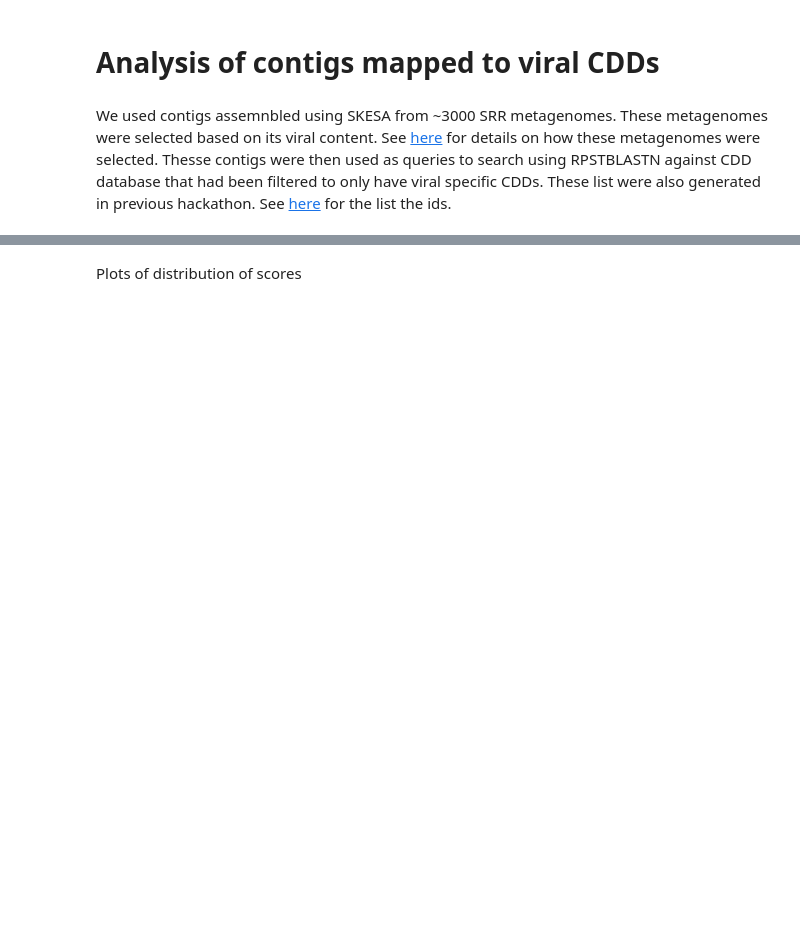
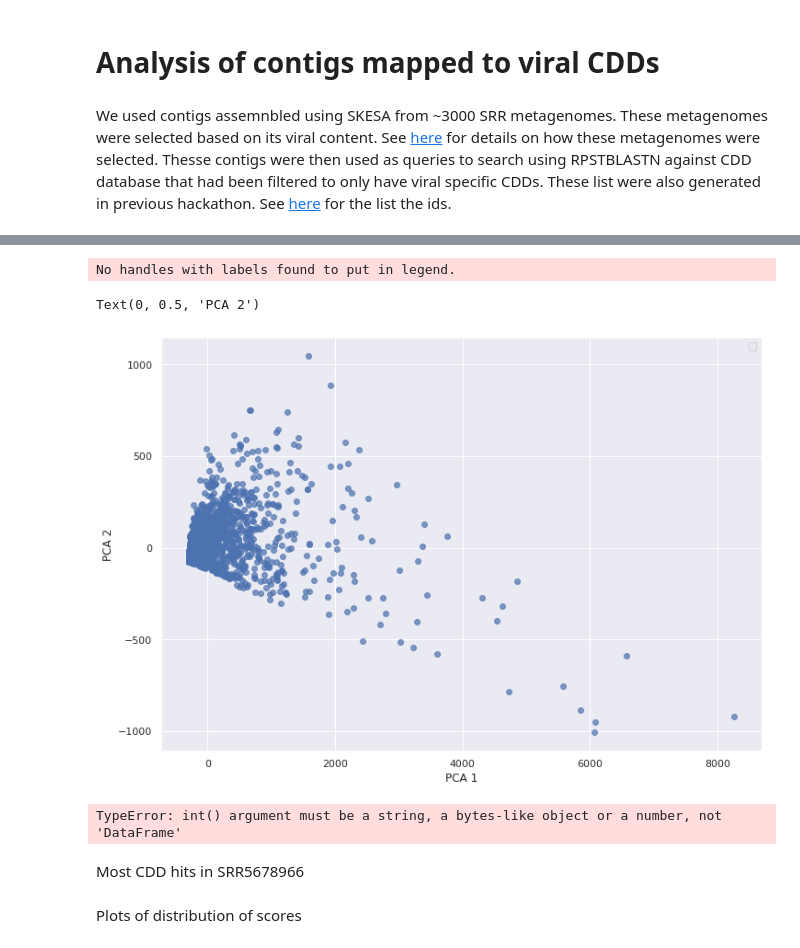
Before and after one commit to NCBI-Codeathons/Domain_HMM_Boundaries, a Jupyter notebook: post_analysis/jupyter_notebook/CDD_analysis.ipynb, the cells around one changed output, grey strips where cells are left out. Saved outputs shown, nothing was run; the diff lists cells and outputs as text; code cells hidden in the pictures; blank space fills up the shorter version.

```diff
--- a/post_analysis/jupyter_notebook/CDD_analysis.ipynb
+++ b/post_analysis/jupyter_notebook/CDD_analysis.ipynb
@@ -52,0 +150,19 @@ df.groupby('contig_id').agg(['count'])
+# %%
+srr_cdd_pivot_table[srr_cdd_pivot_table.sum(axis = 1) > 1]
+filtered_srr_cds = srr_cdd_pivot_table[srr_cdd_pivot_table.sum(axis = 1) > 1]
+# %%
+# Perform the PCA again retaining only the top 2 components
+sklearn_pca = sklearn.decomposition.PCA(n_components=2)
+
+
+sklearn_pca.fit(filtered_srr_cds)
+
+# # Project the data into this 2D space and convert it back to a tidy dataframe
+df_2D = pd.DataFrame(sklearn_pca.transform(filtered_srr_cds),
+                      columns=['PCA1', 'PCA2'])
+
+# # Create a column for species name
+df_2D['SRR'] = filtered_srr_cds.index
+
+# # Look at the result
+df_2D.head()
@@ -52,0 +176,17 @@ df.groupby('contig_id').agg(['count'])
+# %%
+
+
+# Tidy up plot
+plt.plot(df_2D.PCA1, df_2D.PCA2, 'o', alpha=0.7)
+plt.legend(loc=0)
+plt.margins(0.05)
+plt.xlabel('PCA 1')
+plt.ylabel('PCA 2')
+# %% [output]
+No handles with labels found to put in legend.
+Text(0, 0.5, 'PCA 2')
+[figure, added]
+# %%
+a.groupby(['SRR', 'CDD']).apply(int).to_dic()
+# %% [output]
+TypeError: int() argument must be a string, a bytes-like object or a number, not 'DataFrame'
@@ -52,0 +198,2 @@ df.groupby('contig_id').agg(['count'])
+# %% [markdown]
+Most CDD hits in SRR5678966
```
Also changed, not shown: parts of 26 cells of this notebook, 1 other file.
